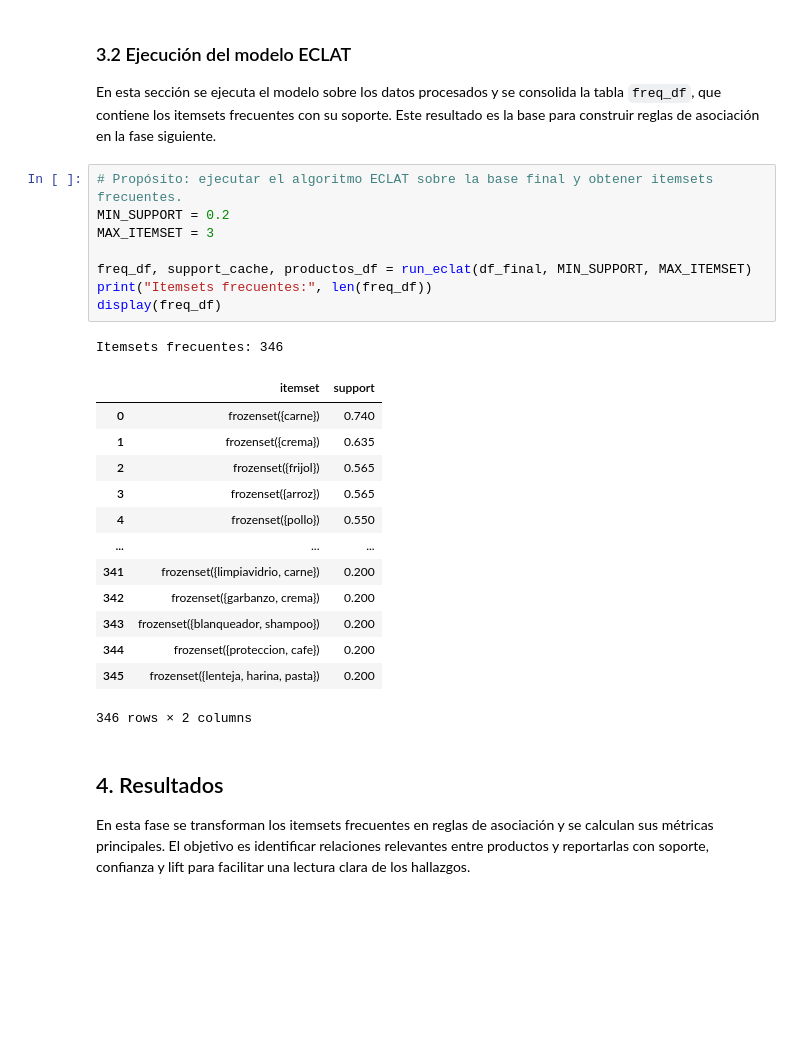
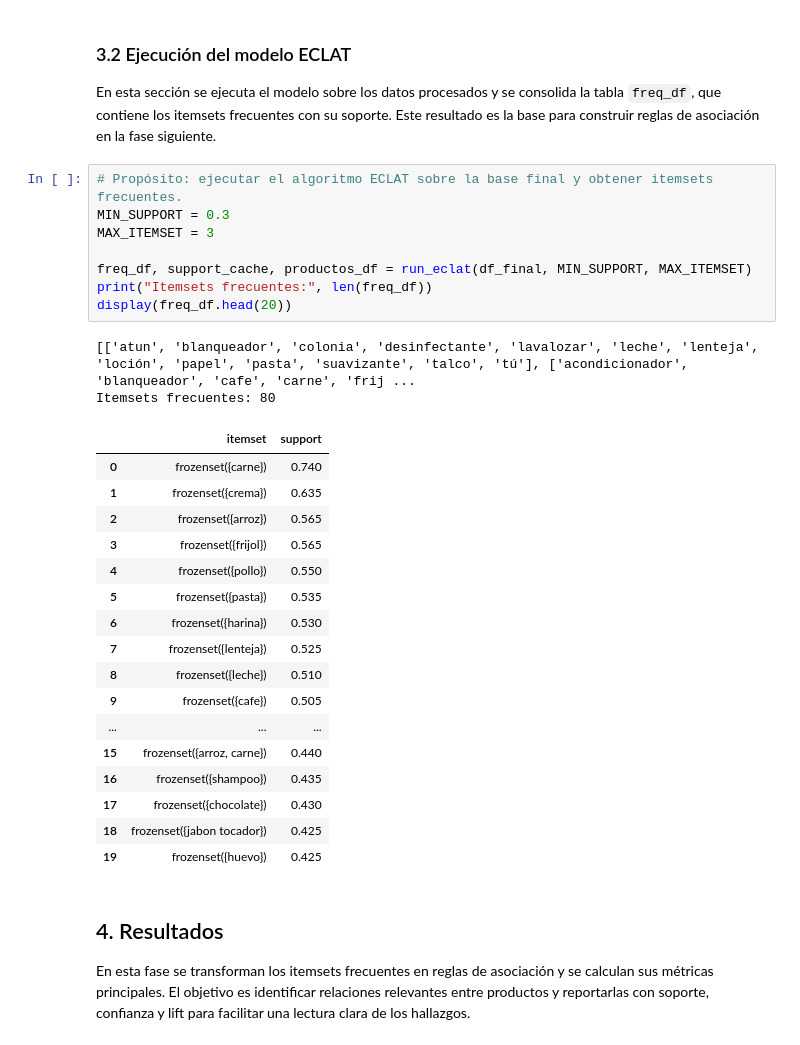
Before and after one commit to 5arSanti/data-mining-eclat, a Jupyter notebook: main.ipynb, the cells around one changed output. Cells and saved outputs as stored; diff of their text form; blank space fills up the shorter version.

```diff
--- a/main.ipynb
+++ b/main.ipynb
@@ -540,27 +542,32 @@ def run_eclat(
 En esta sección se ejecuta el modelo sobre los datos procesados y se consolida la tabla `freq_df`, que contiene los itemsets frecuentes con su soporte. Este resultado es la base para construir reglas de asociación en la fase siguiente.
 # %%
 # Propósito: ejecutar el algoritmo ECLAT sobre la base final y obtener itemsets frecuentes.
-MIN_SUPPORT = 0.2
+MIN_SUPPORT = 0.3
 MAX_ITEMSET = 3
 
 freq_df, support_cache, productos_df = run_eclat(df_final, MIN_SUPPORT, MAX_ITEMSET)
 print("Itemsets frecuentes:", len(freq_df))
-display(freq_df)
+display(freq_df.head(20))
 # %% [output]
-Itemsets frecuentes: 346
+[['atun', 'blanqueador', 'colonia', 'desinfectante', 'lavalozar', 'leche', 'lenteja', 'loción', 'papel', 'pasta', 'suavizante', 'talco', 'tú'], ['acondicionador', 'blanqueador', 'cafe', 'carne', 'frij ...
+Itemsets frecuentes: 80
 |  | itemset | support |
 | 0 | frozenset({carne}) | 0.740 |
 | 1 | frozenset({crema}) | 0.635 |
-| 2 | frozenset({frijol}) | 0.565 |
-| 3 | frozenset({arroz}) | 0.565 |
+| 2 | frozenset({arroz}) | 0.565 |
+| 3 | frozenset({frijol}) | 0.565 |
 | 4 | frozenset({pollo}) | 0.550 |
+| 5 | frozenset({pasta}) | 0.535 |
+| 6 | frozenset({harina}) | 0.530 |
+| 7 | frozenset({lenteja}) | 0.525 |
+| 8 | frozenset({leche}) | 0.510 |
+| 9 | frozenset({cafe}) | 0.505 |
 | ... | ... | ... |
-| 341 | frozenset({limpiavidrio, carne}) | 0.200 |
-| 342 | frozenset({garbanzo, crema}) | 0.200 |
-| 343 | frozenset({blanqueador, shampoo}) | 0.200 |
-| 344 | frozenset({proteccion, cafe}) | 0.200 |
-| 345 | frozenset({lenteja, harina, pasta}) | 0.200 |
+| 15 | frozenset({arroz, carne}) | 0.440 |
+| 16 | frozenset({shampoo}) | 0.435 |
+| 17 | frozenset({chocolate}) | 0.430 |
+| 18 | frozenset({jabon tocador}) | 0.425 |
+| 19 | frozenset({huevo}) | 0.425 |
-346 rows × 2 columns
 # %% [markdown]
 ## 4. Resultados
 
```
Also changed, not shown: parts of 8 cells of this notebook, 1 other file.
